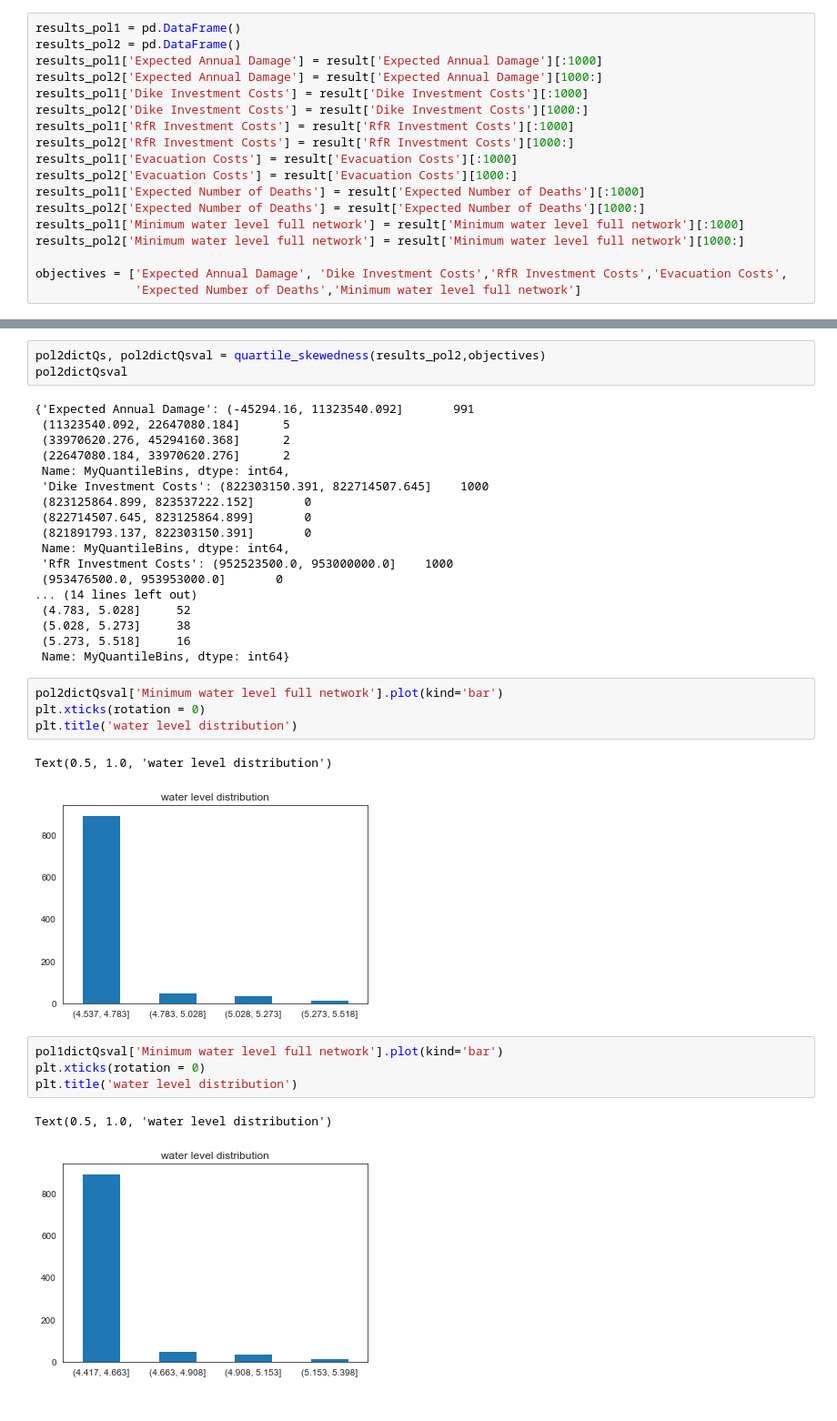
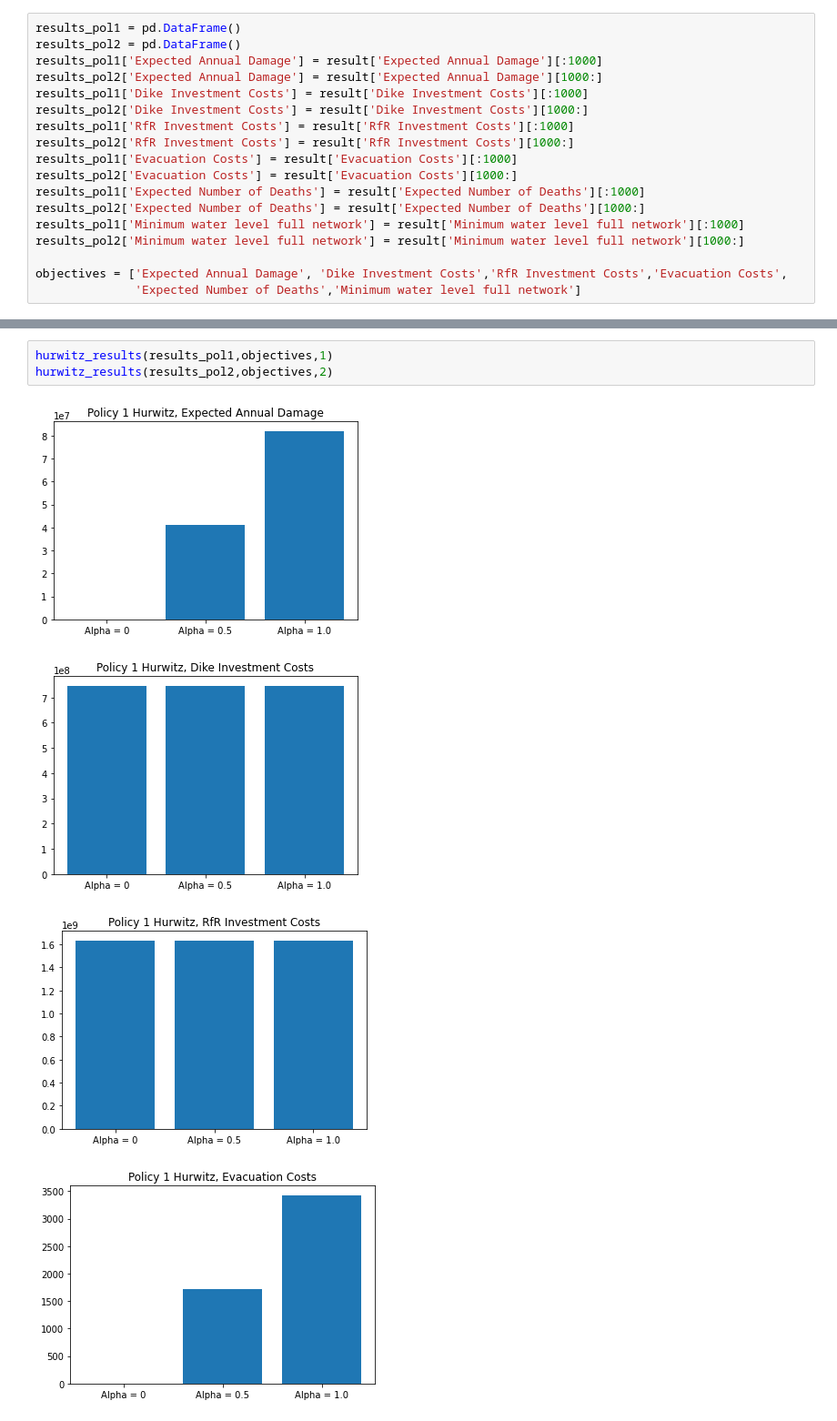
Before and after one commit to floristevito/EPA1361, a Jupyter notebook: lab_sessions/final assignment/Results_visualisation.ipynb, the cells around one changed output, grey strips where cells are left out. Shown at 91% size. Saved outputs shown, nothing was run; the diff lists cells and outputs as text.

Commit message:
visualisation

```diff
--- a/lab_sessions/final assignment/Results_visualisation.ipynb
+++ b/lab_sessions/final assignment/Results_visualisation.ipynb
@@ -160,35 +124,8 @@ pol1dictQs
-# %%
-pol2dictQs, pol2dictQsval = quartile_skewedness(results_pol2,objectives)
-pol2dictQsval
-# %% [output]
-{'Expected Annual Damage': (-45294.16, 11323540.092]       991
- (11323540.092, 22647080.184]      5
- (33970620.276, 45294160.368]      2
- (22647080.184, 33970620.276]      2
- Name: MyQuantileBins, dtype: int64,
- 'Dike Investment Costs': (822303150.391, 822714507.645]    1000
- (823125864.899, 823537222.152]       0
- (822714507.645, 823125864.899]       0
- (821891793.137, 822303150.391]       0
- Name: MyQuantileBins, dtype: int64,
- 'RfR Investment Costs': (952523500.0, 953000000.0]    1000
- (953476500.0, 953953000.0]       0
-... (14 lines left out)
- (4.783, 5.028]     52
- (5.028, 5.273]     38
- (5.273, 5.518]     16
- Name: MyQuantileBins, dtype: int64}
-# %%
-pol2dictQsval['Minimum water level full network'].plot(kind='bar')
-plt.xticks(rotation = 0)
-plt.title('water level distribution')
-# %% [output]
-Text(0.5, 1.0, 'water level distribution')
-[figure, removed]
-# %%
-pol1dictQsval['Minimum water level full network'].plot(kind='bar')
-plt.xticks(rotation = 0)
-plt.title('water level distribution')
-# %% [output]
-Text(0.5, 1.0, 'water level distribution')
-[figure, removed]
+# %%
+hurwitz_results(results_pol1,objectives,1)
+hurwitz_results(results_pol2,objectives,2)
+# %% [output]
+[figure, added]
+[figure, added]
+[figure, added]
+[figure, added]
```
Also changed, not shown: parts of 11 cells of this notebook.
